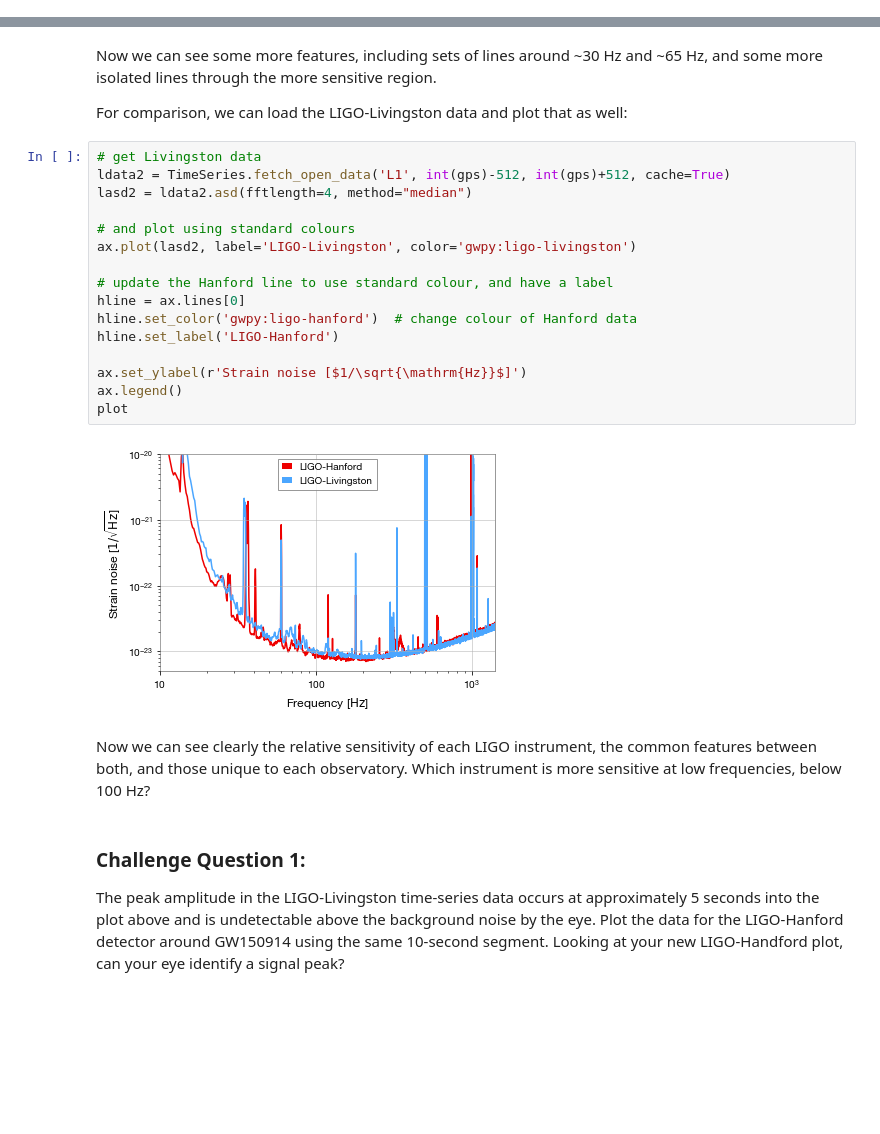
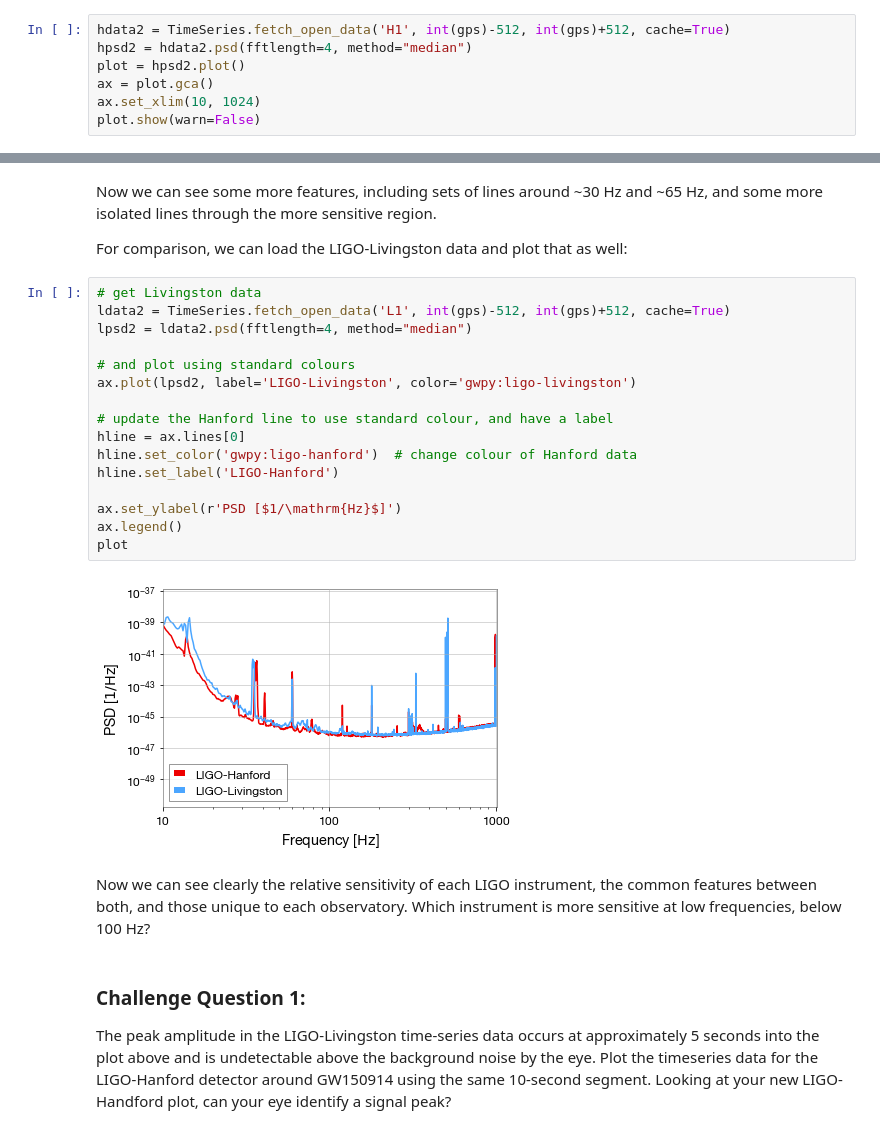
Before and after one commit to asb5468/warrior_scholars, a Jupyter notebook: working_with_LIGO_data.ipynb, the cells around one changed output, grey strips where cells are left out. Drawn from its saved outputs; the diff is of its cells as text; blank space fills up the shorter version.

```diff
--- a/working_with_LIGO_data.ipynb
+++ b/working_with_LIGO_data.ipynb
@@ -276,0 +253,7 @@ plot.show(warn=False)
+# %%
+hdata2 = TimeSeries.fetch_open_data('H1', int(gps)-512, int(gps)+512, cache=True)
+hpsd2 = hdata2.psd(fftlength=4, method="median")
+plot = hpsd2.plot()
+ax = plot.gca()
+ax.set_xlim(10, 1024)
+plot.show(warn=False)
@@ -281,27 +266,27 @@ For comparison, we can load the LIGO-Livingston data and plot that as well:
 # %%
 # get Livingston data
 ldata2 = TimeSeries.fetch_open_data('L1', int(gps)-512, int(gps)+512, cache=True)
-lasd2 = ldata2.asd(fftlength=4, method="median")
+lpsd2 = ldata2.psd(fftlength=4, method="median")
 
 # and plot using standard colours
-ax.plot(lasd2, label='LIGO-Livingston', color='gwpy:ligo-livingston')
+ax.plot(lpsd2, label='LIGO-Livingston', color='gwpy:ligo-livingston')
 
 # update the Hanford line to use standard colour, and have a label
 hline = ax.lines[0]
 hline.set_color('gwpy:ligo-hanford')  # change colour of Hanford data
 hline.set_label('LIGO-Hanford')
 
-ax.set_ylabel(r'Strain noise [$1/\sqrt{\mathrm{Hz}}$]')
+ax.set_ylabel(r'PSD [$1/\mathrm{Hz}$]')
 ax.legend()
 plot
 # %% [output]
-[figure, old version]
+[figure, new version]
 # %% [markdown]
 Now we can see clearly the relative sensitivity of each LIGO instrument, the common features between both, and those unique to each observatory. Which instrument is more sensitive at low frequencies, below 100 Hz?
 # %% [markdown]
 ### Challenge Question 1:
 
-The peak amplitude in the LIGO-Livingston time-series data occurs at approximately 5 seconds into the plot above and is undetectable above the background noise by the eye. Plot the data for the LIGO-Hanford detector around GW150914 using the same 10-second segment. Looking at your new LIGO-Handford plot, can your eye identify a signal peak?
+The peak amplitude in the LIGO-Livingston time-series data occurs at approximately 5 seconds into the plot above and is undetectable above the background noise by the eye. Plot the timeseries data for the LIGO-Hanford detector around GW150914 using the same 10-second segment. Looking at your new LIGO-Handford plot, can your eye identify a signal peak?
 # %% [markdown]
 ### Challenge Question 2 :
 
```
Also changed, not shown: parts of 55 cells of this notebook.
